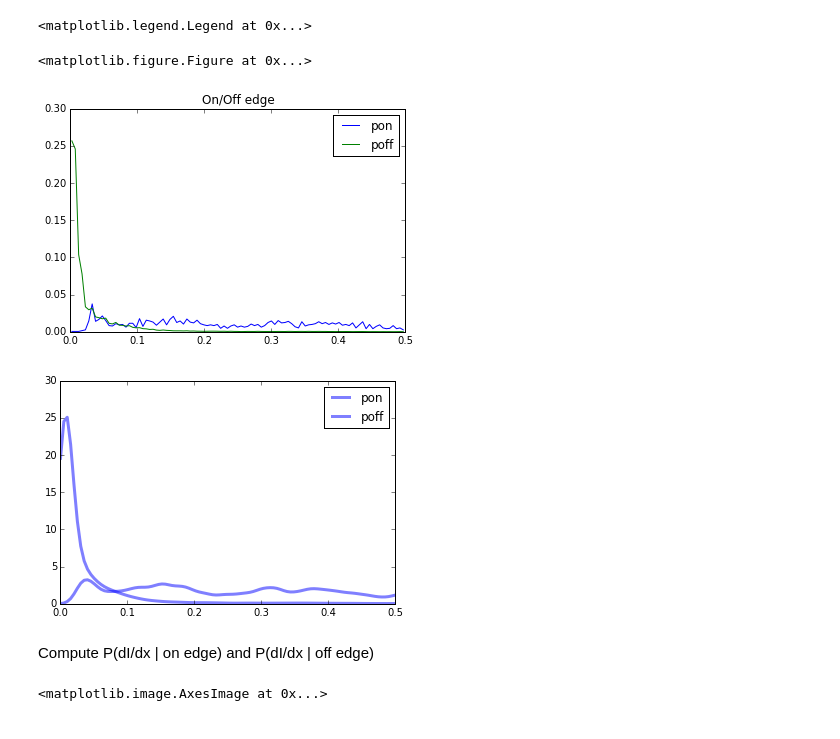
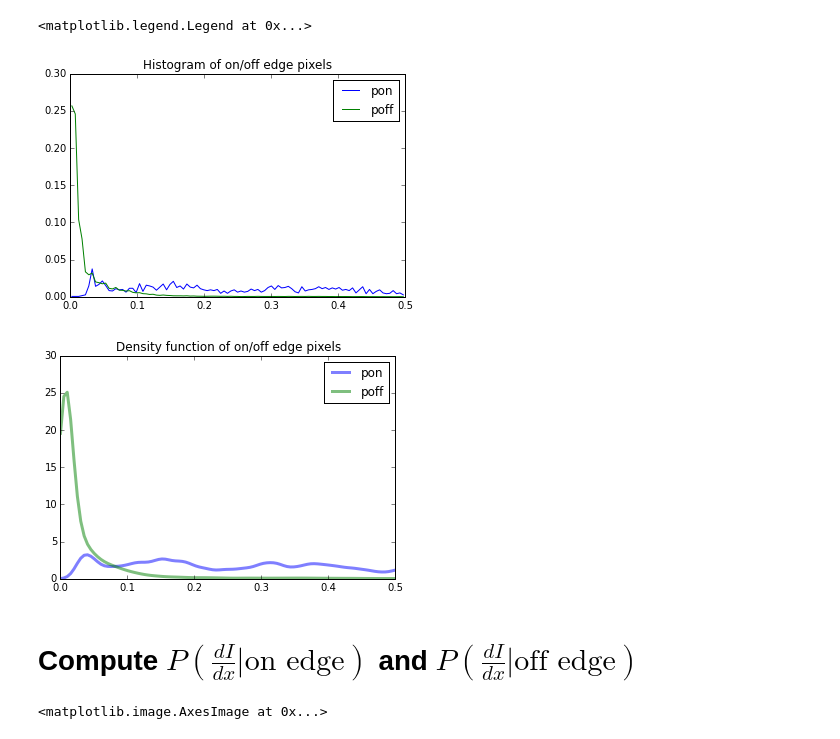
Before and after one commit to qiuwch/Stat271HWFall14, a Jupyter notebook: 1.2EdgeDemo.ipynb, the cells around one changed output. Cells and saved outputs as stored; diff of their text form; code cells hidden in the pictures.

Commit message:
Update EdgeDemo.

```diff
--- a/1.2 EdgeDemo.ipynb
+++ b/1.2EdgeDemo.ipynb
@@ -87,8 +91,9 @@ figure(); imshow(abs(dx)>0.2)
 # %%
 def kde(x):
+    # Kernel density estimation, to get P(dI/dx | on edge) and P(dI/dx | off edge) from data
     from scipy.stats import gaussian_kde
     f = gaussian_kde(x, bw_method=0.01 / x.std(ddof=1))
-    return f.evaluate
+    return f
 
 def ponEdge(im, edgeMap):
     # Compute on edge histogram
@@ -121,41 +126,38 @@ def ponEdge(im, edgeMap):
 
 
 def poffEdge(im, edgeMap):
     flattenEdgeMap = edgeMap.flatten()
     noneEdgeIdx = [i for i in range(len(flattenEdgeMap)) if not flattenEdgeMap[i]]
 
     vals = im.flatten()
     offEdgeVals = vals[noneEdgeIdx]
 
     bins = np.linspace(0,0.5, 100)
     n, bins = np.histogram(offEdgeVals, bins=bins)
 
     n = n+1 # prevent divide by zero error
     p = n / sum(n)
 
     poff = kde(offEdgeVals)
 
     return [n, bins, poff]
 
 dx = abs(dIdx(im))
 [n1, bins, pon] = ponEdge(dx, edgeMap)
+[n2, bins, poff] = poffEdge(dx, edgeMap)
+
 figure(); # Plot on edge
-
-
-
-[n2, bins, poff] = poffEdge(dx, edgeMap)
-figure(); # Plot on edge
-title('On/Off edge')
+title('Histogram of on/off edge pixels')
 plot((bins[:-1] + bins[1:])/2, n1.astype(float)/sum(n1), label="pon")
 plot((bins[:-1] + bins[1:])/2, n2.astype(float)/sum(n2), label="poff")
 legend()
 
 figure()
-plot(bins, pon(bins), color='blue', alpha=0.5, lw=3, label="pon")
-plot(bins, poff(bins), color='blue', alpha=0.5, lw=3, label="poff")
+title('Density function of on/off edge pixels')
+plot(bins, pon(bins), alpha=0.5, lw=3, label="pon")
+plot(bins, poff(bins), alpha=0.5, lw=3, label="poff")
 legend()
 # %% [output]
 <matplotlib.legend.Legend at 0x...>
-<matplotlib.figure.Figure at 0x...>
-[figure, old version]
+[figure, new version]
-[figure, old version]
+[figure, new version]
@@ -165,5 +164,5 @@ gaussian_kde?
 # %% [markdown]
-Compute P(dI/dx | on edge) and P(dI/dx | off edge)
+# Compute $ P(\frac{dI}{dx} | \text{on edge}) $ and $ P(\frac{dI}{dx} | \text{off edge}) $
 # %%
 ponIm = pon(dx.flatten()).reshape(dx.shape)
 imshow(ponIm)
```
Also changed, not shown: parts of 14 cells of this notebook, 2 other files.
